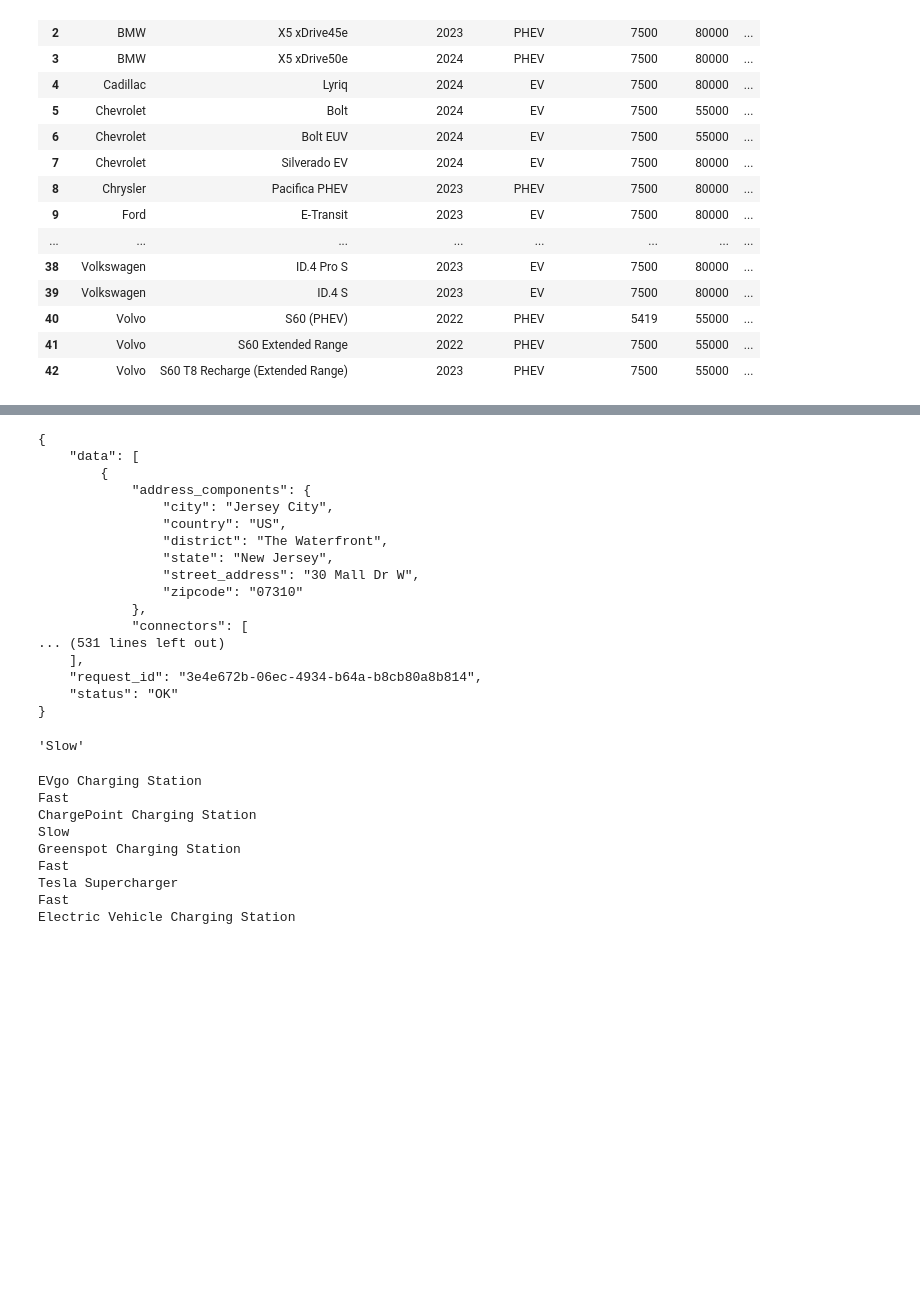
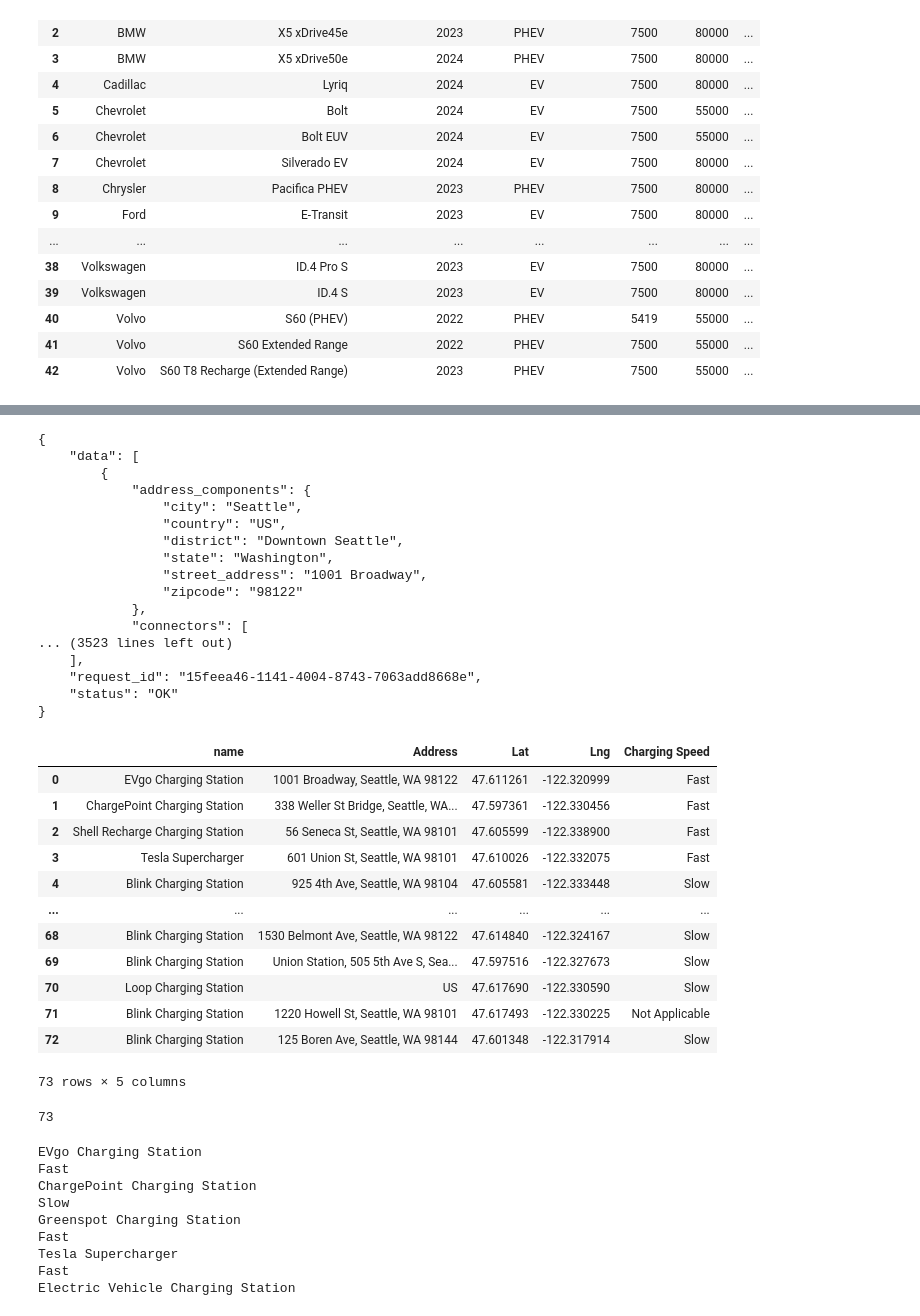
Before and after one commit to Omeesha28/Project_1, a Jupyter notebook: Electric_vehicle.ipynb, the cells around one changed output, grey strips where cells are left out. Drawn from its saved outputs; the diff is of its cells as text; code cells hidden in the pictures; blank space fills up the shorter version.

Commit message:
new updated questions and data based on Washington State, 5 cities

```diff
--- a/Electric_vehicle.ipynb
+++ b/Electric_vehicle.ipynb
@@ -249,8 +151,12 @@ filtered_df
 # %%
 import requests
 
-city = input("Where are you located? (Please enter following format: City, State Abbreviation, USA) Example: Edison, NJ, USA")
-limit =input("How many charging station?")
+chargers = []
+city = ['Bothell, WA, USA', 'Vancouver, WA, USA', 'Redmond, WA, USA', 'Bellevue, WA, USA', 'Seattle, WA, USA']
+limit = 100
+
+for city in WA:
+#city = input("Where are you located? (Please enter following format: City, State Abbreviation, USA) Example: Edison, NJ, USA")
 
 url = "https://ev-charge-finder.p.rapidapi.com/search-by-location"
 
@@ -271,28 +177,80 @@ print(json.dumps(response, indent=4, sort_keys=True))
     "data": [
         {
             "address_components": {
-                "city": "Jersey City",
+                "city": "Seattle",
                 "country": "US",
-                "district": "The Waterfront",
-                "state": "New Jersey",
-                "street_address": "30 Mall Dr W",
-                "zipcode": "07310"
+                "district": "Downtown Seattle",
+                "state": "Washington",
+                "street_address": "1001 Broadway",
+                "zipcode": "98122"
             },
             "connectors": [
-... (531 lines left out)
+... (3523 lines left out)
     ],
-    "request_id": "3e4e672b-06ec-4934-b64a-b8cb80a8b814",
+    "request_id": "15feea46-1141-4004-8743-7063add8668e",
     "status": "OK"
 }
+# %%
+# List of cities
+cities = ['Bothell, WA, USA', 'Vancouver, WA, USA', 'Redmond, WA, USA', 'Bellevue, WA, USA', 'Seattle, WA, USA']
+limit = 100
+# set up lists to hold response info
+lat = []
+temp = []
+
+# Loop through the list of cities and perform a request for data on each
+for city in cities:
+    url = "https://ev-charge-finder.p.rapidapi.com/search-by-location"
+
+    querystring = {"near":city, "limit":limit}
+
+    headers = {
+	    "X-RapidAPI-Key": RapidAPIKey,
+	    "X-RapidAPI-Host": "ev-charge-finder.p.rapidapi.com"
+    }
+    data_point = response['data']
+    charging_data = []
+
+    for i in range(len(data_point)):
+        name = (data_point[i]['name'])
+        address = (data_point[i]['formatted_address'])
+        latitude = (data_point[i]['latitude'])
+        longitude = (data_point[i]['longitude'])
+        try:
+            charging_speed = (data_point[i]['connectors'][0]['speed'])
+        except:
+            charging_speed = "Not Applicable"
+
+        charging_data.append({"name": name,
+                            "Address": address,
+                            "Lat": latitude,
+                            "Lng": longitude ,
+                            "Charging Speed": charging_speed})
+charging_data_df = pd.DataFrame(charging_data)
+charging_data_df
+# %% [output]
+|  | name | Address | Lat | Lng | Charging Speed |
+| 0 | EVgo Charging Station | 1001 Broadway, Seattle, WA 98122 | 47.611261 | -122.320999 | Fast |
+| 1 | ChargePoint Charging Station | 338 Weller St Bridge, Seattle, WA... | 47.597361 | -122.330456 | Fast |
+| 2 | Shell Recharge Charging Station | 56 Seneca St, Seattle, WA 98101 | 47.605599 | -122.338900 | Fast |
+| 3 | Tesla Supercharger | 601 Union St, Seattle, WA 98101 | 47.610026 | -122.332075 | Fast |
+| 4 | Blink Charging Station | 925 4th Ave, Seattle, WA 98104 | 47.605581 | -122.333448 | Slow |
+| ... | ... | ... | ... | ... | ... |
+| 68 | Blink Charging Station | 1530 Belmont Ave, Seattle, WA 98122 | 47.614840 | -122.324167 | Slow |
+| 69 | Blink Charging Station | Union Station, 505 5th Ave S, Sea... | 47.597516 | -122.327673 | Slow |
+| 70 | Loop Charging Station | US | 47.617690 | -122.330590 | Slow |
+| 71 | Blink Charging Station | 1220 Howell St, Seattle, WA 98101 | 47.617493 | -122.330225 | Not Applicable |
+| 72 | Blink Charging Station | 125 Boren Ave, Seattle, WA 98144 | 47.601348 | -122.317914 | Slow |
+73 rows × 5 columns
 # %%
 data_point = response['data']
 data_point
 len(data_point)
 
 #data_point[0]['name']
-data_point[1]['connectors'][0]['speed']
+#data_point[1]['connectors'][0]['speed']
 # %% [output]
-'Slow'
+73
 # %%
 data_point = response['data']
 
```
Also changed, not shown: parts of 11 cells of this notebook, 1 other file.
